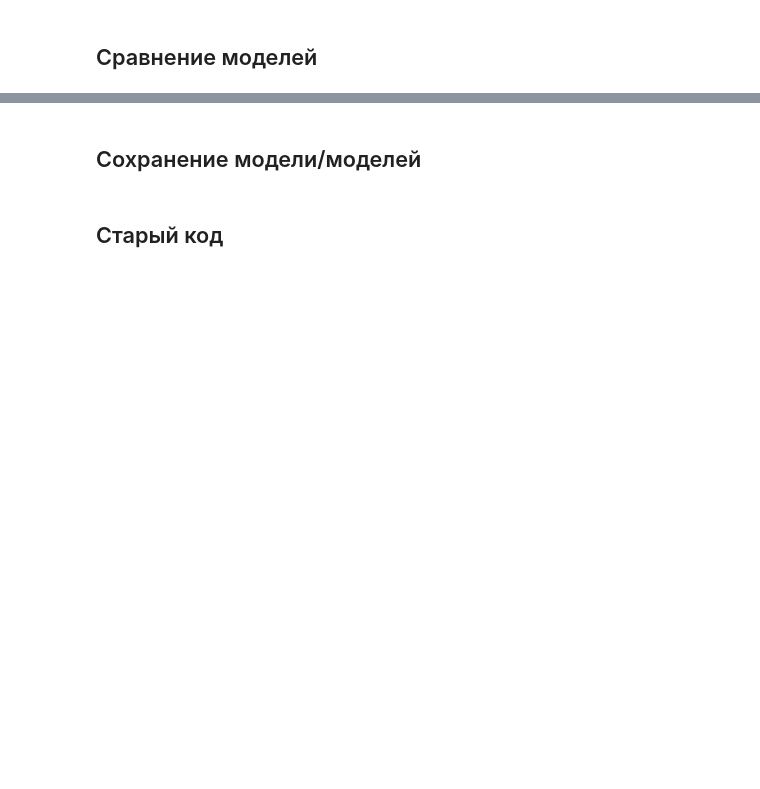
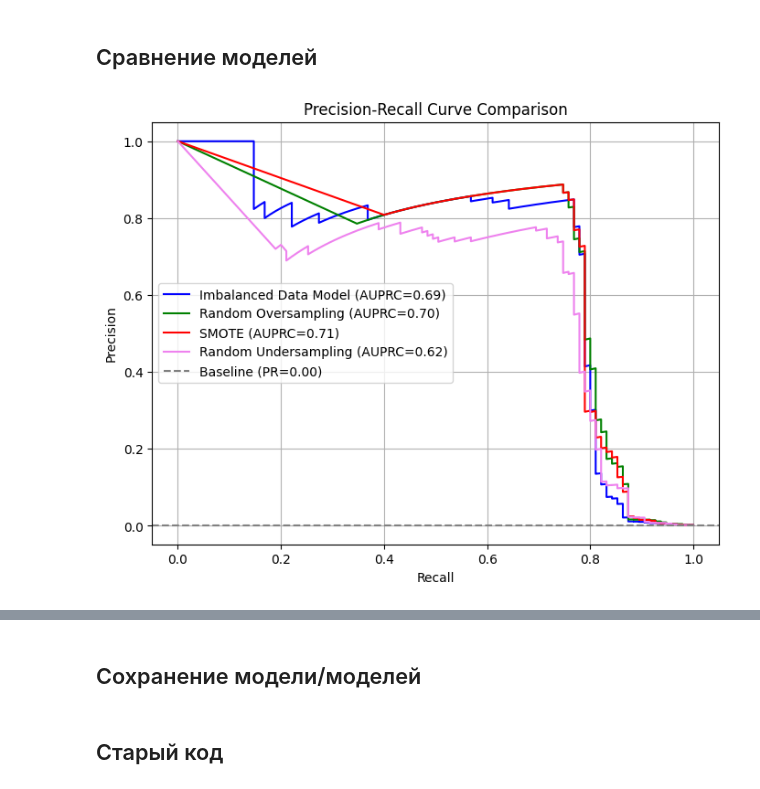
Before and after one commit to skytecat/FraudDetection, a Jupyter notebook: FraudDetection.ipynb, the cells around one changed output, grey strips where cells are left out. Saved outputs shown, nothing was run; the diff lists cells and outputs as text; code cells hidden in the pictures; blank space fills up the shorter version.

```diff
--- a/FraudDetection.ipynb
+++ b/FraudDetection.ipynb
@@ -858,0 +867,4 @@ smote = LogisticRegression(random_state=42, max_iter=1000)
+# %%
+y_probs = smote.predict_proba(X_test)[:, 1]
+precision3, recall3, _ = precision_recall_curve(y_test, y_probs)
+auprc_smote = auc(recall3, precision3)
@@ -968,8 +974,8 @@ Recall Score for test with Optimal Threshold: 0.8736842105263158
 # %%
-# Вычисление AUPRC
-precision3, recall3, _ = precision_recall_curve(y_test, y_proba)
-auprc = auc(recall3, precision3)
-print("AUPRC:", auprc)
+# # Вычисление AUPRC
+# precision3, recall3, _ = precision_recall_curve(y_test, y_proba)
+# auprc = auc(recall3, precision3)
+# print("AUPRC:", auprc)
 # %%
 plt.figure(figsize=(8, 6))
 plt.plot(recall3[:-1], precision3[:-1], label="Precision-Recall Curve")
@@ -1080,8 +1100,8 @@ print(f"Precision: {precision_score(y_test, pred):.3f}")
 # %%
-y_proba = grid_search.predict_proba(X_test)[:, 1]
-precision4, recall4, _ = precision_recall_curve(y_test, y_proba)
-auprc = auc(recall4, precision4)
-print("AUPRC:", auprc)
+# y_proba = grid_search.predict_proba(X_test)[:, 1]
+# precision4, recall4, _ = precision_recall_curve(y_test, y_proba)
+# auprc = auc(recall4, precision4)
+# print("AUPRC:", auprc)
 # %% [output]
 AUPRC: 0.5674728082981098
 # %%
@@ -1115,19 +1137,23 @@ randunder_score
 # %%
 # Создание графика
 plt.figure(figsize=(8, 6))
-plt.plot(recall1, precision1, label=f'Model 1 (AUPRC={auprc1:.2f})', color='blue')
-plt.plot(recall2, precision2, label=f'Model 2 (AUPRC={auprc2:.2f})', color='green')
-plt.plot(recall3, precision3, label=f'Model 3 (AUPRC={auprc3:.2f})', color='red')
+plt.plot(recall1, precision1, label=f'Imbalanced Data Model (AUPRC={auprc_base:.2f})', color='blue')
+plt.plot(recall2, precision2, label=f'Random Oversampling (AUPRC={auprc_randover:.2f})', color='green')
+plt.plot(recall3, precision3, label=f'SMOTE (AUPRC={auprc_smote:.2f})', color='red')
+plt.plot(recall4, precision4, label=f'Random Undersampling (AUPRC={auprc_randunder:.2f})', color='violet')
+
 
 # Базовый уровень
 baseline = y_test.mean()
 plt.axhline(baseline, linestyle='--', color='gray', label=f'Baseline (PR={baseline:.2f})')
 
 # Настройка графика
 plt.title('Precision-Recall Curve Comparison')
 plt.xlabel('Recall')
 plt.ylabel('Precision')
 plt.legend()
 plt.grid(True)
 plt.show()
+# %% [output]
+[figure, added]
 # %%
```
Also changed, not shown: parts of 25 cells of this notebook.
